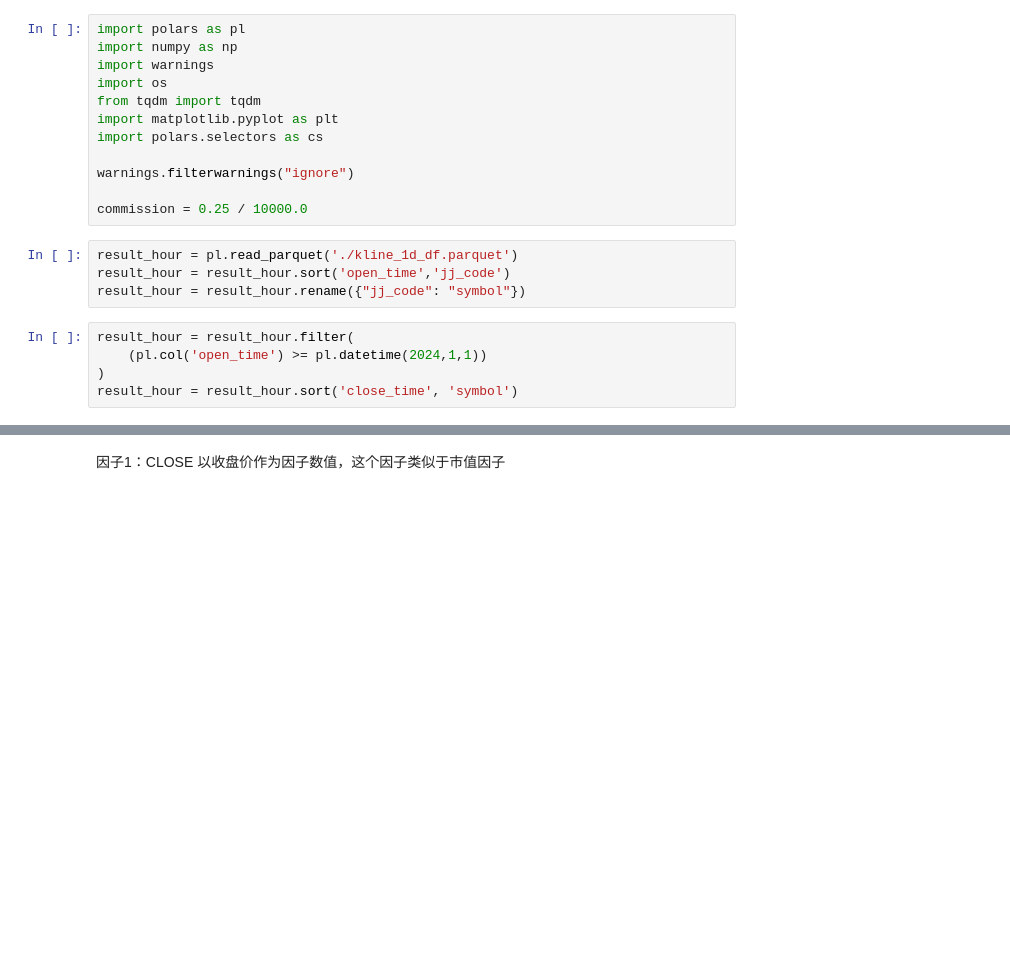
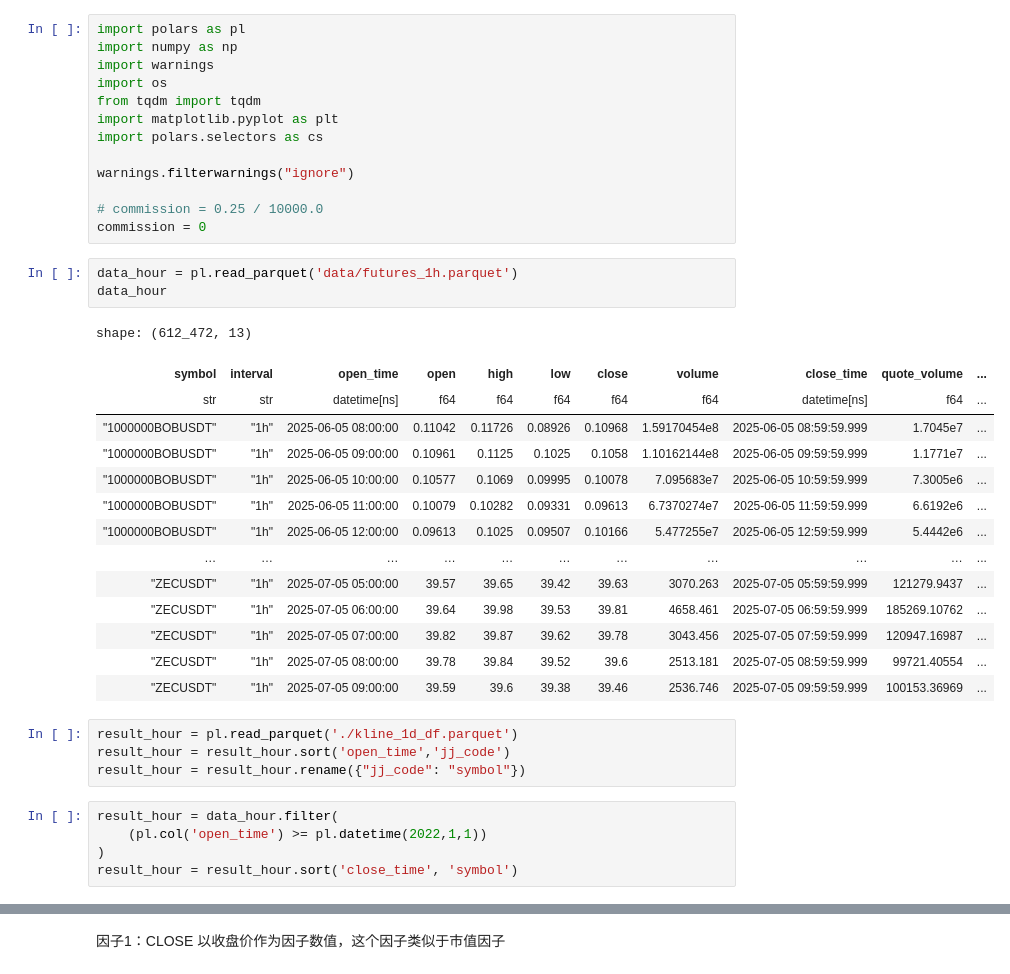
Before and after one commit to Bumblebee0427/Crypto, a Jupyter notebook: Single_Factor_Test.ipynb, the cells around one changed output, grey strips where cells are left out. Saved outputs shown, nothing was run; the diff lists cells and outputs as text; blank space fills up the shorter version.

```diff
--- a/Single_Factor_Test.ipynb
+++ b/Single_Factor_Test.ipynb
@@ -9,14 +9,33 @@ import polars.selectors as cs
 
 warnings.filterwarnings("ignore")
 
-commission = 0.25 / 10000.0
+# commission = 0.25 / 10000.0
+commission = 0
+# %%
+data_hour = pl.read_parquet('data/futures_1h.parquet')
+data_hour
+# %% [output]
+shape: (612_472, 13)
+| symbol | interval | open_time | open | high | low | close | volume | close_time | quote_volume | ... |
+| str | str | datetime[ns] | f64 | f64 | f64 | f64 | f64 | datetime[ns] | f64 | ... |
+| "1000000BOBUSDT" | "1h" | 2025-06-05 08:00:00 | 0.11042 | 0.11726 | 0.08926 | 0.10968 | 1.59170454e8 | 2025-06-05 08:59:59.999 | 1.7045e7 | ... |
+| "1000000BOBUSDT" | "1h" | 2025-06-05 09:00:00 | 0.10961 | 0.1125 | 0.1025 | 0.1058 | 1.10162144e8 | 2025-06-05 09:59:59.999 | 1.1771e7 | ... |
+| "1000000BOBUSDT" | "1h" | 2025-06-05 10:00:00 | 0.10577 | 0.1069 | 0.09995 | 0.10078 | 7.095683e7 | 2025-06-05 10:59:59.999 | 7.3005e6 | ... |
+| "1000000BOBUSDT" | "1h" | 2025-06-05 11:00:00 | 0.10079 | 0.10282 | 0.09331 | 0.09613 | 6.7370274e7 | 2025-06-05 11:59:59.999 | 6.6192e6 | ... |
+| "1000000BOBUSDT" | "1h" | 2025-06-05 12:00:00 | 0.09613 | 0.1025 | 0.09507 | 0.10166 | 5.477255e7 | 2025-06-05 12:59:59.999 | 5.4442e6 | ... |
+| … | … | … | … | … | … | … | … | … | … | ... |
+| "ZECUSDT" | "1h" | 2025-07-05 05:00:00 | 39.57 | 39.65 | 39.42 | 39.63 | 3070.263 | 2025-07-05 05:59:59.999 | 121279.9437 | ... |
+| "ZECUSDT" | "1h" | 2025-07-05 06:00:00 | 39.64 | 39.98 | 39.53 | 39.81 | 4658.461 | 2025-07-05 06:59:59.999 | 185269.10762 | ... |
+| "ZECUSDT" | "1h" | 2025-07-05 07:00:00 | 39.82 | 39.87 | 39.62 | 39.78 | 3043.456 | 2025-07-05 07:59:59.999 | 120947.16987 | ... |
+| "ZECUSDT" | "1h" | 2025-07-05 08:00:00 | 39.78 | 39.84 | 39.52 | 39.6 | 2513.181 | 2025-07-05 08:59:59.999 | 99721.40554 | ... |
+| "ZECUSDT" | "1h" | 2025-07-05 09:00:00 | 39.59 | 39.6 | 39.38 | 39.46 | 2536.746 | 2025-07-05 09:59:59.999 | 100153.36969 | ... |
 # %%
 result_hour = pl.read_parquet('./kline_1d_df.parquet')
 result_hour = result_hour.sort('open_time','jj_code')
 result_hour = result_hour.rename({"jj_code": "symbol"})
 # %%
-result_hour = result_hour.filter(
-    (pl.col('open_time') >= pl.datetime(2024,1,1))
+result_hour = data_hour.filter(
+    (pl.col('open_time') >= pl.datetime(2022,1,1))
 )
 result_hour = result_hour.sort('close_time', 'symbol')
 # %%
```
Also changed, not shown: parts of 4 cells of this notebook.
